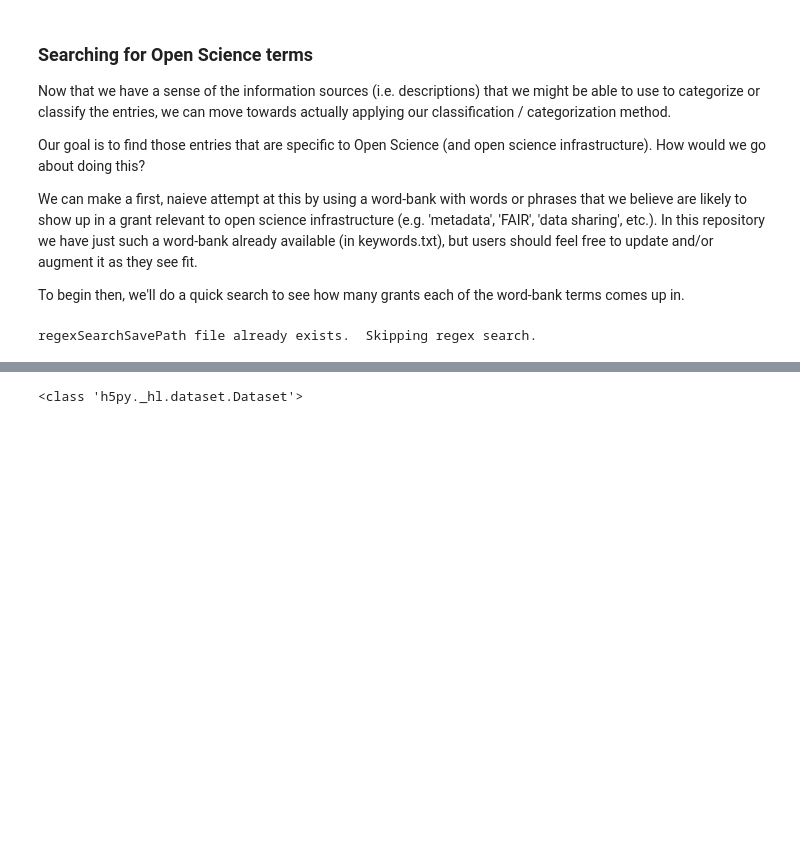
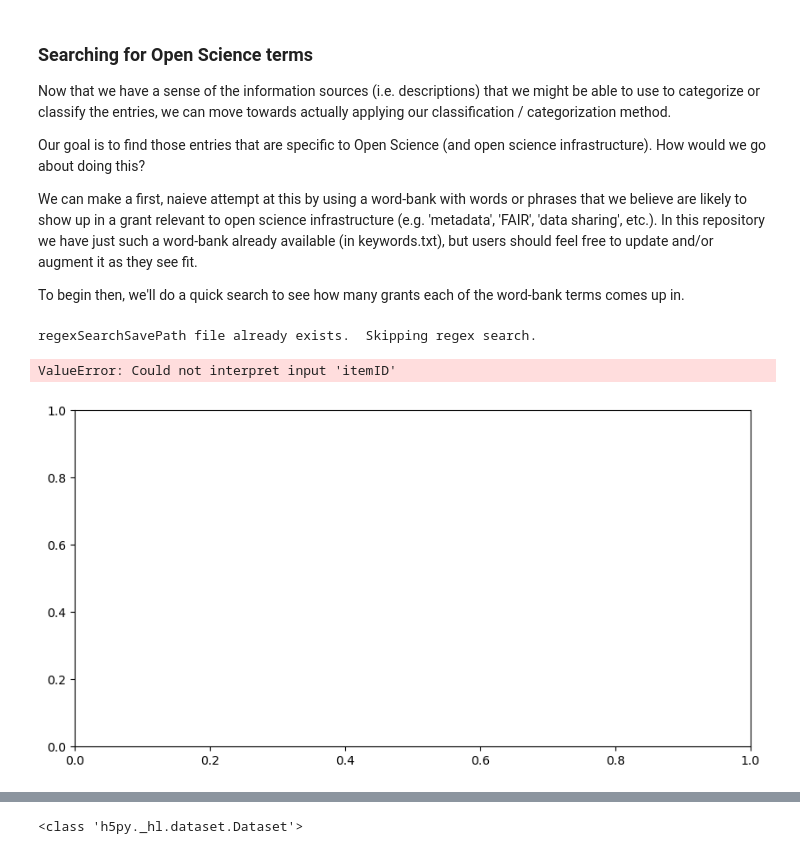
Before and after one commit to DanNBullock/USG_grants_crawl, a Jupyter notebook: notebooks/GenericDataSource_processAndFigs.ipynb, the cells around one changed output, grey strips where cells are left out. Drawn from its saved outputs; the diff is of its cells as text; code cells hidden in the pictures; blank space fills up the shorter version.

```diff
--- a/notebooks/GenericDataSource_processAndFigs.ipynb
+++ b/notebooks/GenericDataSource_processAndFigs.ipynb
@@ -273,37 +281,36 @@ if os.path.exists(regexSearchSavePath):
 else:
     # run the regex search
     # regexSearchAndSave(processedDataPath,keywordList,targetField,nameField='infer',rootTag='root
     analyzeData.regexSearchAndSave(processedDataPath,keywordList,[rootTag,targetField],savePath=regexSearchSavePath)
 # load up the results
 import h5py
 regexSearchResults=h5py.File(regexSearchSavePath,'r')
 # remember:
 # efficientDict['rowDescription']='Searched Keywords'
 # efficientDict['colDescription']='Award Number'
 # dataKeys=['dataMatrix','rowName','colName']
 # attributeKeys=['rowDescription','colDescription']
 # so we'll get the dataMatrix from the regexSearchResults as a numpy array
 regexSearchResultsDataMatrix=regexSearchResults['dataMatrix'][:]
-# and the rowName
-regexSearchResultsRowNames=regexSearchResults['rowName'][:]
+# and the rowName, but remember they come in as bytes, so we'll need to decode them
+regexSearchResultsRowNames=[rowName.decode('utf-8') for rowName in regexSearchResults['rowName'][:]]
 # we don't need the colName as these are the award numbers and we don't need these
-# instead, we'll take a short cut, and compute a co-occurrence matrix
-# coOccurrenceMatrix(occurenceMatrix,rowsOrColumns='rows',savePath='')
-coOccurrenceMatrix=analyzeData.coOccurrenceMatrix(regexSearchResultsDataMatrix,rowsOrColumns='rows',savePath=None)
-# we'll then use this to get the counts for each keyword (essentially the sums of the rows or columns of the coOccurrenceMatrix)
 # create a save path for the keywordCounts DF
 keywordCountsSavePath=os.path.join(analyzedDataPath,'keywordCounts.csv')
 # create the keywordCountsDF
 # because each row is a keyword, you can just sum across the columns to get the counts for that keyword
 # the keywords themselves come from the regexSearchResultsRowNames
-keywordCountsDF= pd.DataFrame(data=coOccurrenceMatrix.sum(axis=1),index=regexSearchResultsRowNames,columns=['keywordCount'])
+# make sure the DF has column names of 'itemID' and 'count'
+keywordCountsDF= pd.DataFrame(data={'itemID':regexSearchResultsRowNames,'count':regexSearchResultsDataMatrix.sum(axis=1)})
 # now we'll plot the keywordCountsDF as a bar plot in seaborn
 # keywordCount_barPlot(keywordCountDF,figSize=(10,5),fig=None,ax=None,figSavePath=None)
 # create the path to save the figure
 keywordCountsFigSavePath=os.path.join(figuresDataPath,'keywordCountsFig.svg')
 keywordCountsFig=figs.keywordCount_barPlot(keywordCountsDF,figSize=(10,5),fig=None,ax=None,figSavePath=keywordCountsFigSavePath)
 # display the keywordCountsDF and the keywordCountsFig
 display(keywordCountsDF)
 display(keywordCountsFig)
 # %% [output]
 regexSearchSavePath file already exists.  Skipping regex search.
+ValueError: Could not interpret input 'itemID'
+[figure, added]
```
Also changed, not shown: parts of 3 cells of this notebook.
